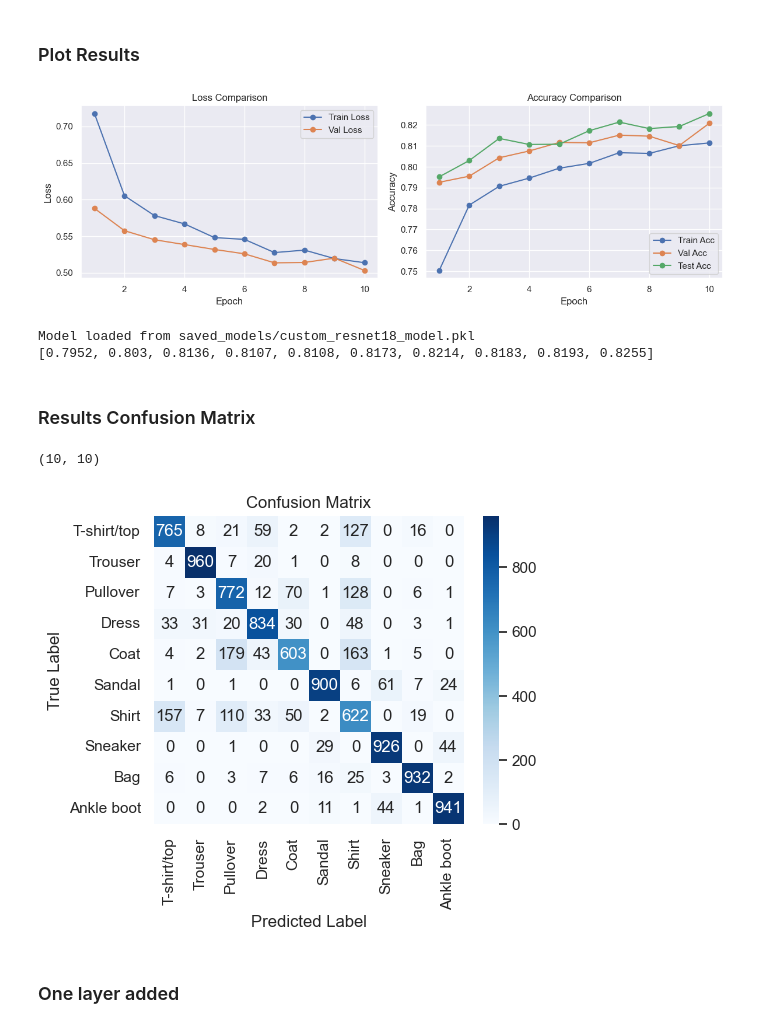
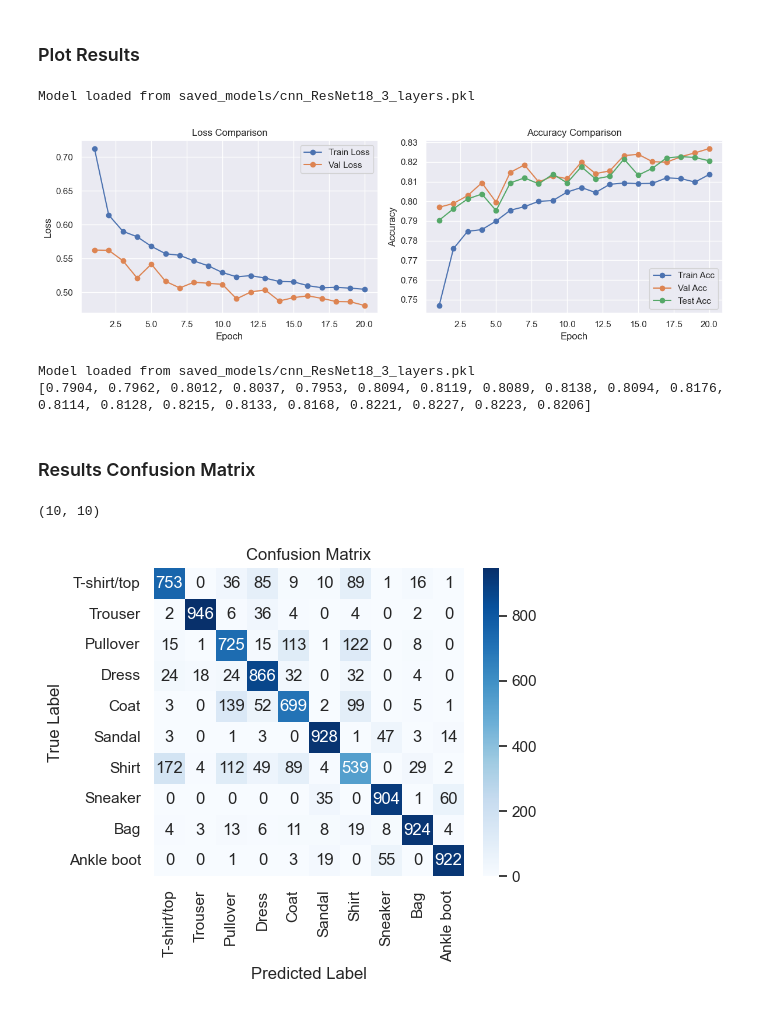
Before and after one commit to NickMilin/COMP551_A3, a Jupyter notebook: 3_6-3_8.ipynb, the cells around one changed output. Saved outputs shown, nothing was run; the diff lists cells and outputs as text; code cells hidden in the pictures.

```diff
--- a/3_6-3_8.ipynb
+++ b/3_6-3_8.ipynb
@@ -663,39 +728,41 @@ RuntimeError: Invalid buffer size: 12.25 KiB
 # %%
 # Plot training/validation history
 plt.figure(figsize=(12,4))
 
-if custom_resnet18 is None:
-    raise ValueError("custom_resnet18 model not loaded properly.")
+resnet_model = load_model(f'cnn_ResNet18_3_layers')
+if resnet_model is None:
+    raise ValueError("resnet_model model not loaded properly.")
 
 plt.subplot(1,2,1)
-plt.plot(range(1, custom_resnet18.num_epochs+1), custom_resnet18.train_losses_cnn, 'o-', label='Train Loss')
-plt.plot(range(1, custom_resnet18.num_epochs+1), custom_resnet18.val_losses_cnn, 'o-', label='Val Loss')
+plt.plot(range(1, resnet_model.num_epochs+1), resnet_model.train_losses_cnn, 'o-', label='Train Loss')
+plt.plot(range(1, resnet_model.num_epochs+1), resnet_model.val_losses_cnn, 'o-', label='Val Loss')
 plt.xlabel('Epoch')
 plt.ylabel('Loss')
 plt.title('Loss Comparison')
 plt.legend()
 plt.grid(True)
 
 plt.subplot(1,2,2)
-plt.plot(range(1, custom_resnet18.num_epochs+1), custom_resnet18.train_accuracies_cnn, 'o-', label='Train Acc')
-plt.plot(range(1, custom_resnet18.num_epochs+1), custom_resnet18.val_accuracies_cnn, 'o-', label='Val Acc')
-plt.plot(range(1, custom_resnet18.num_epochs+1), custom_resnet18.test_accuracies_cnn, 'o-', label='Test Acc')
+plt.plot(range(1, resnet_model.num_epochs+1), resnet_model.train_accuracies_cnn, 'o-', label='Train Acc')
+plt.plot(range(1, resnet_model.num_epochs+1), resnet_model.val_accuracies_cnn, 'o-', label='Val Acc')
+plt.plot(range(1, resnet_model.num_epochs+1), resnet_model.test_accuracies_cnn, 'o-', label='Test Acc')
 plt.xlabel('Epoch')
 plt.ylabel('Accuracy')
 plt.title('Accuracy Comparison')
 plt.legend()
 plt.grid(True)
 
 plt.tight_layout()
 plt.show()
 # %% [output]
+Model loaded from saved_models/cnn_ResNet18_3_layers.pkl
-[figure, old version]
+[figure, new version]
 # %%
-custom_resnet18 = load_model('custom_resnet18_model')
-print(custom_resnet18.test_accuracies_cnn)
+resnet_model = load_model(f'cnn_ResNet18_3_layers')
+print(resnet_model.test_accuracies_cnn)
 # %% [output]
-Model loaded from saved_models/custom_resnet18_model.pkl
-[0.7952, 0.803, 0.8136, 0.8107, 0.8108, 0.8173, 0.8214, 0.8183, 0.8193, 0.8255]
+Model loaded from saved_models/cnn_ResNet18_3_layers.pkl
+[0.7904, 0.7962, 0.8012, 0.8037, 0.7953, 0.8094, 0.8119, 0.8089, 0.8138, 0.8094, 0.8176, 0.8114, 0.8128, 0.8215, 0.8133, 0.8168, 0.8221, 0.8227, 0.8223, 0.8206]
 # %% [markdown]
 ### Results Confusion Matrix
 # %%
@@ -703,17 +770,17 @@ from sklearn.metrics import accuracy_score, confusion_matrix
 import seaborn as sns
 import matplotlib.pyplot as plt
 
-if custom_resnet18 is None:
-    raise ValueError("custom_resnet18 model not loaded properly.")
+if resnet_model is None:
+    raise ValueError("resnet_model model not loaded properly.")
 
-custom_resnet18.eval()
+resnet_model.eval()
 all_preds = []
 all_labels = []
 
 with torch.no_grad():
-    for images, labels in test_loader_cnn_data_augmentation:
+    for images, labels in test_loader_cnn:
         images = images.to(device)
-        outputs = custom_resnet18(images)
+        outputs = resnet_model(images)
         # print(F.softmax(outputs, -1))
         preds = torch.argmax(outputs, dim=1)
         all_preds.extend(preds.cpu().numpy())
@@ -731,6 +798,4 @@ plt.title("Confusion Matrix")
 plt.show()
 # %% [output]
 (10, 10)
-[figure, old version]
+[figure, new version]
-# %% [markdown]
-### One layer added
```
Also changed, not shown: parts of 10 cells of this notebook, 3 other files.
